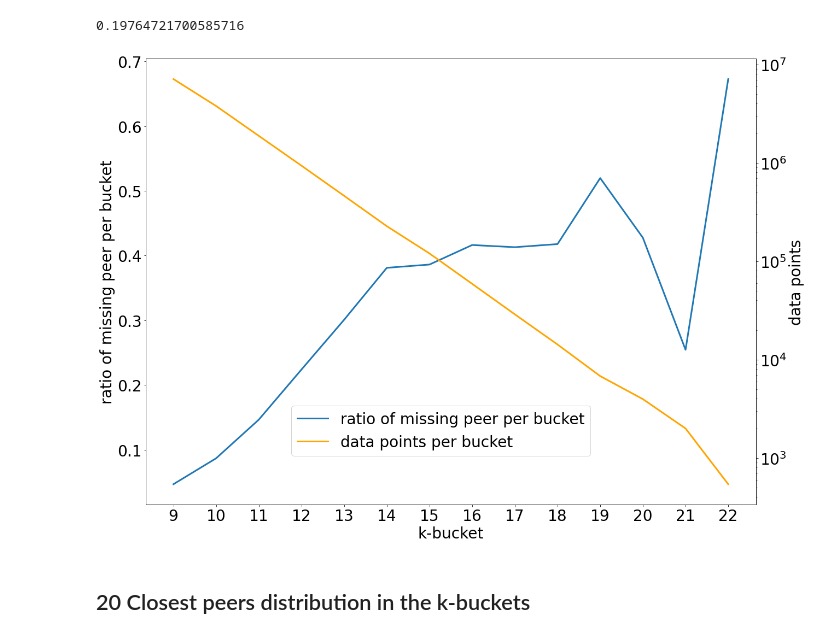
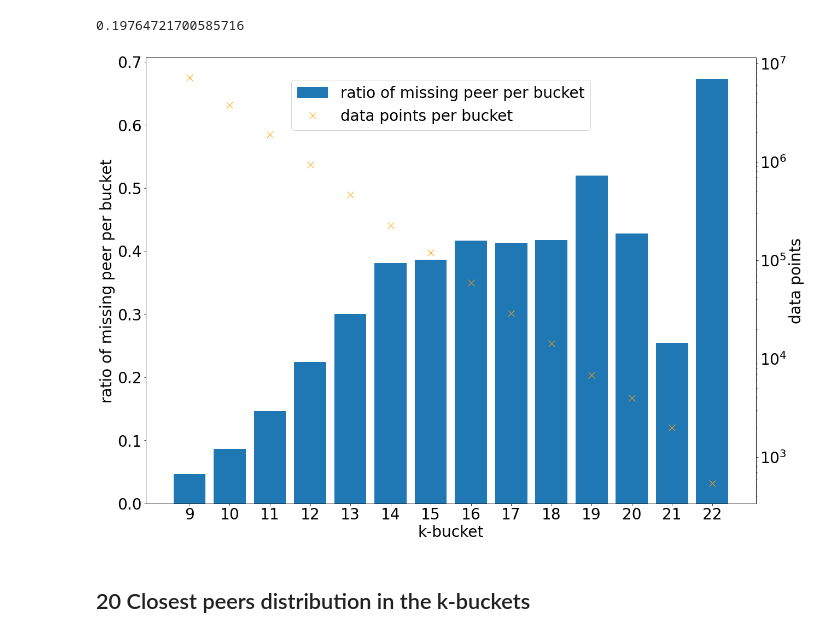
Before and after one commit to probe-lab/network-measurements, a Jupyter notebook: implementations/rfm19-dht-routing-table-health/dht-routing-table-health.ipynb, the cells around one changed output. Saved outputs shown, nothing was run; the diff lists cells and outputs as text; code cells hidden in the pictures.

Commit message:
updated missing-peers-ratio plot to bars

```diff
--- a/implementations/rfm19-dht-routing-table-health/dht-routing-table-health.ipynb
+++ b/implementations/rfm19-dht-routing-table-health/dht-routing-table-health.ipynb
@@ -205,7 +205,7 @@ Available data files are:
 - `data/nebula-peers-5crawls.csv` on [web3.storage](ipfs://bafybeiaqr6csdcnxrkpx23oithpjtuhpzudq43pkciavygsfr3i5qz6dcy), CID: `bafybeiaqr6csdcnxrkpx23oithpjtuhpzudq43pkciavygsfr3i5qz6dcy`
 - `data/nebula-peers-1week.csv` on [web3.storage](ipfs://bafybeif6u5pukl3szezll4myp77eebeyq6ywp7hveahyllutsj7hepxltq), CID: `bafybeif6u5pukl3szezll4myp77eebeyq6ywp7hveahyllutsj7hepxltq`
 # %%
-filename = "data/nebula-peers-2crawls.csv"
+filename = "data/nebula-peers-1week.csv"
 # %%
 with open(filename, 'r') as file:
     all_crawls = [line for line in csv.reader(file)]
@@ -256,7 +256,6 @@ for i in range(len(all_crawls)):
         routing_table_distribution_in_kbuckets(peers)
         closest20_cdf(peers, all_peers, t)
         missing_peer_in_buckets(peers, t) # takes a lot of time (~45 sec)
-        peerids_distribution(all_peers)
         closest20_bucket_distribution(peers, all_peers, t)
 
         crawl_count += 1
@@ -624,34 +623,34 @@ avg_ratio_buckets_9_14
 # %%
 fig, ax1 = plt.subplots(figsize=(20,15), facecolor='white')
 
 plt.xticks(range(9,23))
 ax1.set_xlabel('k-bucket')
 ax1.set_ylabel('ratio of missing peer per bucket')
-plot_1 = ax1.plot(range(9,23), missing_peers_per_bucket_ratio[9:23], label='ratio of missing peer per bucket', linewidth=3)
+plot_1 = ax1.bar(range(9,23), missing_peers_per_bucket_ratio[9:23], label='ratio of missing peer per bucket', linewidth=3)
 ax1.tick_params(axis ='y')
 
 # Adding Twin Axes
 
 ax2 = ax1.twinx()
 
 ax2.set_ylabel('data points')
 ax2.set_yscale('log')
-#plot_2 = ax2.plot(range(9,23), avg_in_bucket[9:23], label='average #peers per bucket', color='orange', linewidth=3)
-plot_2 = ax2.plot(range(9,23), samples_per_buckets[9:23], label='data points per bucket', color='orange', linewidth=3)
+plot_2 = ax2.plot(range(9,23), samples_per_buckets[9:23], label='data points per bucket', color='orange',\
+                  ls='', marker='x', ms=12, mew=3)
 ax2.tick_params(axis ='y')
 
-fig.legend(loc='center',bbox_to_anchor=(0.5, 0.25))
+fig.legend(loc='center',bbox_to_anchor=(0.5, 0.80))
 
 plt.savefig('plots/missing-peers-ratio.png',
             bbox_inches ="tight",
             pad_inches = 1,
             transparent = False,
             facecolor ="w",
             edgecolor ='w')
 
 plt.show()
 # %% [output]
-[figure, old version]
+[figure, new version]
 # %% [markdown]
 ## 20 Closest peers distribution in the k-buckets
 # %%
```
Also changed, not shown: parts of 2 cells of this notebook, 1 other file.
